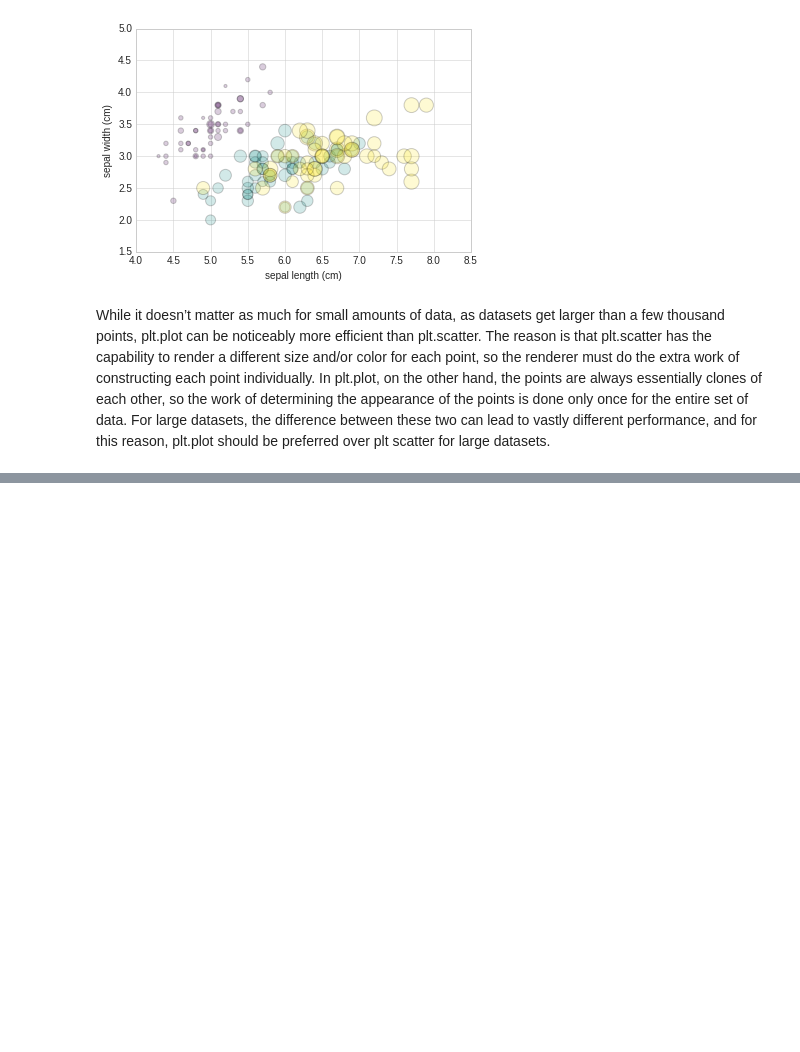
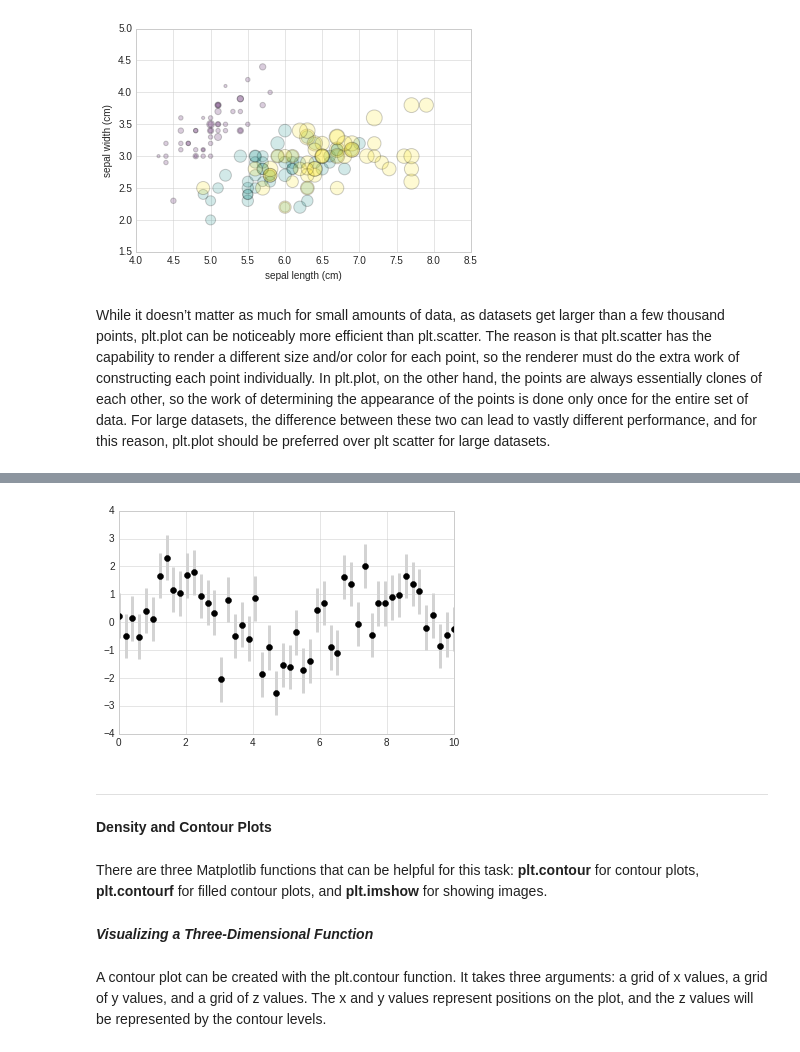
Before and after one commit to deep0892/ml_modeling, a Jupyter notebook: Matplotlib/Visualization_with_Matplotlib.ipynb, the cells around one changed output, grey strips where cells are left out. Drawn from its saved outputs; the diff is of its cells as text; code cells hidden in the pictures; blank space fills up the shorter version.

```diff
--- a/Matplotlib/Visualization_with_Matplotlib.ipynb
+++ b/Matplotlib/Visualization_with_Matplotlib.ipynb
@@ -330,0 +347,12 @@ While it doesn’t matter as much for small amounts of data, as datasets get lar
+# %%
+# Make the errorbars lighter than the points themselves
+plt.errorbar(x, y, yerr=dy, fmt='o', color='black', ecolor='lightgray', elinewidth=3, capsize=0);
+# %% [output]
+[figure, added]
+# %% [markdown]
+---
+# %% [markdown]
+**Density and Contour Plots**
+# %% [markdown]
+There are three Matplotlib functions that can be helpful for this task: **plt.contour** for contour plots,
+**plt.contourf** for filled contour plots, and **plt.imshow** for showing images.
@@ -330,0 +364,2 @@ While it doesn’t matter as much for small amounts of data, as datasets get lar
+# %% [markdown]
+***Visualizing a Three-Dimensional Function***
@@ -330,0 +369,2 @@ While it doesn’t matter as much for small amounts of data, as datasets get lar
+# %% [markdown]
+A contour plot can be created with the plt.contour function. It takes three arguments: a grid of x values, a grid of y values, and a grid of z values. The x and y values represent positions on the plot, and the z values will be represented by the contour levels.
```
Also changed, not shown: parts of 15 cells of this notebook.
